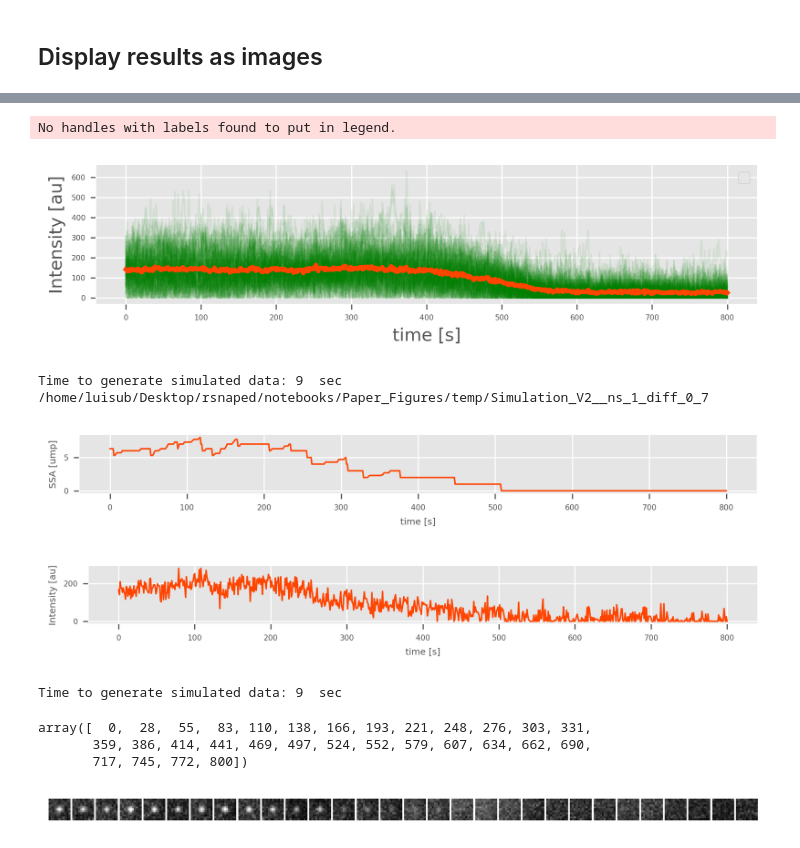
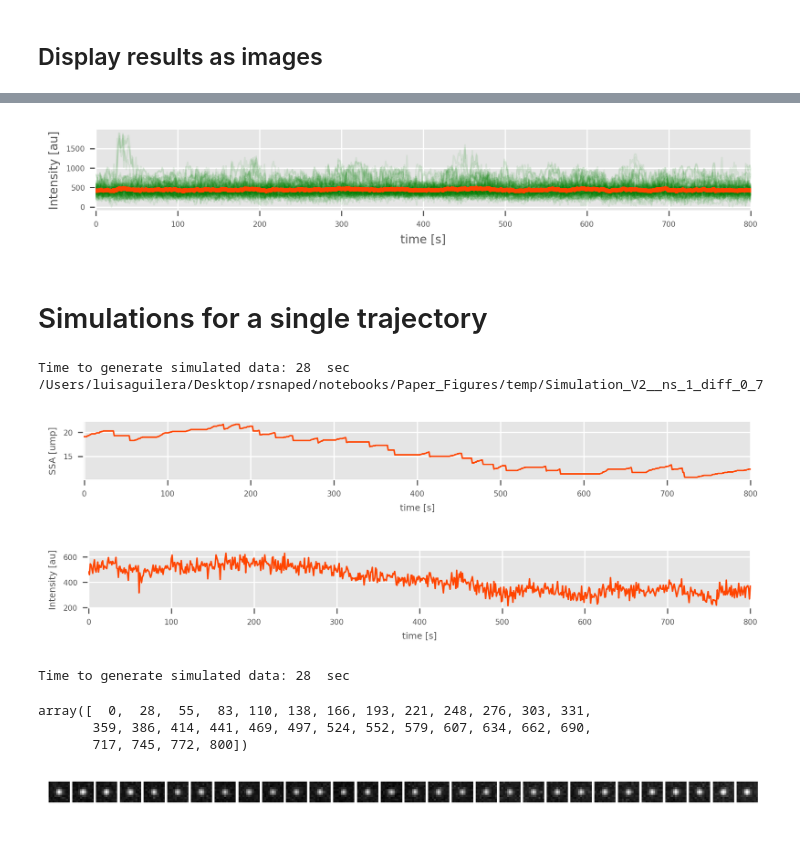
Before and after one commit to MunskyGroup/rsnaped, a Jupyter notebook: notebooks/Paper_Figures/Figure_Perturbations.ipynb, the cells around one changed output, grey strips where cells are left out. Cells and saved outputs as stored; diff of their text form; code cells hidden in the pictures.

Commit message:
changes to figures

```diff
--- a/notebooks/Paper_Figures/Figure_Perturbations.ipynb
+++ b/notebooks/Paper_Figures/Figure_Perturbations.ipynb
@@ -109,16 +103,27 @@ elongation_rate = 10
 initiation_rate = 0.03
 # %%
 # Perturbations
-use_Harringtonin = 1
+use_Harringtonin = 0
 use_FRAP =0
-
-perturbation_time_start = 400#100
-perturbation_time_stop = 0#105
 # %%
 if use_FRAP == 1:
     name_files = 'FRAP'
+    simulation_time_in_sec = 301
+    perturbation_time_start = 100
+    perturbation_time_stop = 105
+
 if use_Harringtonin ==1:
     name_files = 'HT'
+    simulation_time_in_sec = 801
+    perturbation_time_start = 400
+    perturbation_time_stop = 0
+
+if (use_FRAP ==0 ) and (use_Harringtonin==0):
+    name_files = 'SIM_'
+    simulation_time_in_sec = 801
+    perturbation_time_start = 0
+    perturbation_time_stop = 0
+
 if (use_FRAP ==1 ) and (use_Harringtonin==1):
     raise ValueError ('FRAP and HT can not be deffined at the same time')
 # %%
@@ -153,10 +158,9 @@ def fun_simulated_cells(current_dir, video_dir,ke=3,ki=0.03,gene_file =None, tra
         list_files_names = sorted([f for f in listdir(output_directory_name) if isfile(join(output_directory_name, f)) and ('.tif') in f], key=str.lower)  # reading all tif files in the folder
         list_files_names.sort(key=lambda f: int(re.sub('\D', '', f)))  # sorting the index in numerical order
         path_files = [ str(video_dir.joinpath(f).resolve()) for f in list_files_names ] # creating the complete path for each file
-        selected_video = 4
+        selected_video = 7
         video_path = path_files[selected_video]
         video = imread(video_path)
-
         # Reducing in a half the intensity in the original video
         video = video//2
         empty_videos = video
@@ -169,9 +173,10 @@ def fun_simulated_cells(current_dir, video_dir,ke=3,ki=0.03,gene_file =None, tra
             random_index_ch0 = np.random.randint(low=0, high=ssa_trajectories.shape[0]-1, size=(number_spots_per_cell,))
             random_index_ch1 = np.random.randint(low=0, high=ssa_trajectories.shape[0]-1, size=(number_spots_per_cell,))
             random_index_ch2 = np.random.randint(low=0, high=ssa_trajectories.shape[0]-1, size=(number_spots_per_cell,))
-            simulated_trajectories_ch0 = ssa_trajectories[random_index_ch0,0:simulation_time_in_sec:step_size_in_sec]
-            simulated_trajectories_ch1 = ssa_trajectories[random_index_ch1,0:simulation_time_in_sec:step_size_in_sec]
-            simulated_trajectories_ch2 =  ssa_trajectories[random_index_ch2,0:simulation_time_in_sec:step_size_in_sec]
+
+            simulated_trajectories_ch0 = ssa_trajectories[random_index_ch0,0:simulation_time_in_sec:step_size_in_sec] / 10 # converting to ump
+            simulated_trajectories_ch1 = ssa_trajectories[random_index_ch1,0:simulation_time_in_sec:step_size_in_sec] / 10 # converting to ump
+            simulated_trajectories_ch2 =  ssa_trajectories[random_index_ch2,0:simulation_time_in_sec:step_size_in_sec] / 10 # converting to ump
         else:
             # Simulations for intensity
             ssa1,ssa1_ump,_ = rsp.SSA_rsnapsim(gene_file,ke,ki,frames=simulation_time_in_sec,frame_rate=1,n_traj=number_spots_per_cell,use_Harringtonin=use_Harringtonin,use_FRAP=use_FRAP, perturbation_time_start=perturbation_time_start,perturbation_time_stop=perturbation_time_stop).simulate() # rss.ssa_solver(n_traj = number_spots_per_cell, start_time=starting_time,tf=starting_time+n_frames, tstep=starting_time+n_frames,k_elong_mean=3, k_initiation=.03)  # tstep = total number of steps including the burnin time
@@ -323,19 +402,18 @@ mpl.rcParams['xtick.labelsize'] = label_size
 mpl.rcParams['ytick.labelsize'] = label_size
 mpl.rcParams['axes.linewidth'] = 0.5
 # %%
-fig_size = (7, 2)
+fig_size = (8, 1)
+label_size = 8
 plt.figure(figsize=fig_size,dpi=300)
 plt.plot(I_g.T,'green',alpha=.08)
 plt.plot(np.mean(I_g.T,axis=1), linewidth =3,color='orangered')
-plt.xlabel('time [s]')
-plt.ylabel(r'Intensity [au]')
-plt.legend( )
+plt.xlabel('time [s]', size=label_size)
+plt.ylabel('Intensity [au]', size=label_size)
+plt.xlim((-1,simulation_time_in_sec))
+#plt.legend( )
 name_figure = name_files+'_image_trj.png'
 figure_directory = str(dropbox_address.joinpath(name_figure ) )
-
-plt.tight_layout()
 plt.savefig(figure_directory, transparent=False,dpi=300, bbox_inches = "tight")
 plt.show()
 # %% [output]
-No handles with labels found to put in legend.
-[figure, old version]
+[figure, new version]
@@ -344,3 +420,5 @@ sel_timepoint = 0 #simulation_time_in_sec-1
+# %% [markdown]
+# Simulations for a single trajectory
 # %%
 # running the simulation
 start = timer()
@@ -349,8 +427,8 @@ end = timer()
 print('Time to generate simulated data:',round(end - start), ' sec')
 print(output_directory_name)
 # %% [output]
-Time to generate simulated data: 9  sec
-/home/luisub/Desktop/rsnaped/notebooks/Paper_Figures/temp/Simulation_V2__ns_1_diff_0_7
+Time to generate simulated data: 28  sec
+/Users/luisaguilera/Desktop/rsnaped/notebooks/Paper_Figures/temp/Simulation_V2__ns_1_diff_0_7
 # %%
 # Reads the folder with the results and import the simulations as lists
 list_files_names = sorted([f for f in listdir(output_directory_name) if isfile(join(output_directory_name, f)) and ('.tif') in f], key=str.lower)  # reading all tif files in the folder
@@ -366,31 +444,32 @@ name_figure = name_files+'_SSA.png'
 figure_directory = str(dropbox_address.joinpath(name_figure ) )
 plt.ylabel('SSA [ump]', fontsize=6)
 plt.xlabel('time [s]', fontsize=6)
+plt.xlim((-1,simulation_time_in_sec))
 plt.savefig(figure_directory, transparent=False,dpi=300, bbox_inches = "tight")
 plt.show()
 # %% [output]
-[figure, old version]
+[figure, new version]
 # %%
 file_name = str(output_directory_name.joinpath('sim_cell_0_df.csv'))
 df_intensities_real = pd.read_csv(file_name)
 intensity_values_in_image_trajectory = df_intensities_real[df_intensities_real['particle'] ==selected_trajectory].green_int_mean.values
-
 plt.figure(figsize=(8,0.7),dpi=300)
 plt.plot(intensity_values_in_image_trajectory,color='orangered')
 name_figure = name_files+'_SSA_in_cell.png'
 figure_directory = str(dropbox_address.joinpath(name_figure ) )
 plt.ylabel('Intensity [au]', fontsize=6)
 plt.xlabel('time [s]', fontsize=6)
+plt.xlim((-1,simulation_time_in_sec))
 plt.savefig(figure_directory, transparent=False,dpi=300, bbox_inches = "tight")
 # %% [output]
-[figure, old version]
+[figure, new version]
 # %%
 ncrops = 30
 print('Time to generate simulated data:',round(end - start), ' sec')
 time_vector = np.round(np.linspace(0,simulation_time_in_sec-1,ncrops)).astype(int)
 time_vector
 # %% [output]
-Time to generate simulated data: 9  sec
+Time to generate simulated data: 28  sec
 array([  0,  28,  55,  83, 110, 138, 166, 193, 221, 248, 276, 303, 331,
        359, 386, 414, 441, 469, 497, 524, 552, 579, 607, 634, 662, 690,
        717, 745, 772, 800])
@@ -402,7 +481,7 @@ I_g, I_g_std, I_r, I_r_std, x_loc,y_loc = df_to_array(df_intensities_real)
 # %%
 # plotting
 channel = 0
-fig, axes = plt.subplots(nrows=1, ncols=ncrops, figsize=(7, 2))
+fig, axes = plt.subplots(nrows=1, ncols=ncrops, figsize=(7, 0.5))
 disk_size = 5
 max_val=[]
 min_val=[]
@@ -421,10 +500,9 @@ for i in range(0, ncrops):
     axes[i].axis('off')
 name_figure = name_files+'_crops.png'
 figure_directory = str(dropbox_address.joinpath(name_figure ) )
-
 plt.tight_layout()
 plt.subplots_adjust(wspace=0.1, hspace=0)
 plt.savefig(figure_directory, transparent=True,dpi=300)
 plt.show()
 # %% [output]
-[figure, old version]
+[figure, new version]
```
Also changed, not shown: parts of 15 cells of this notebook, 2 other files.
